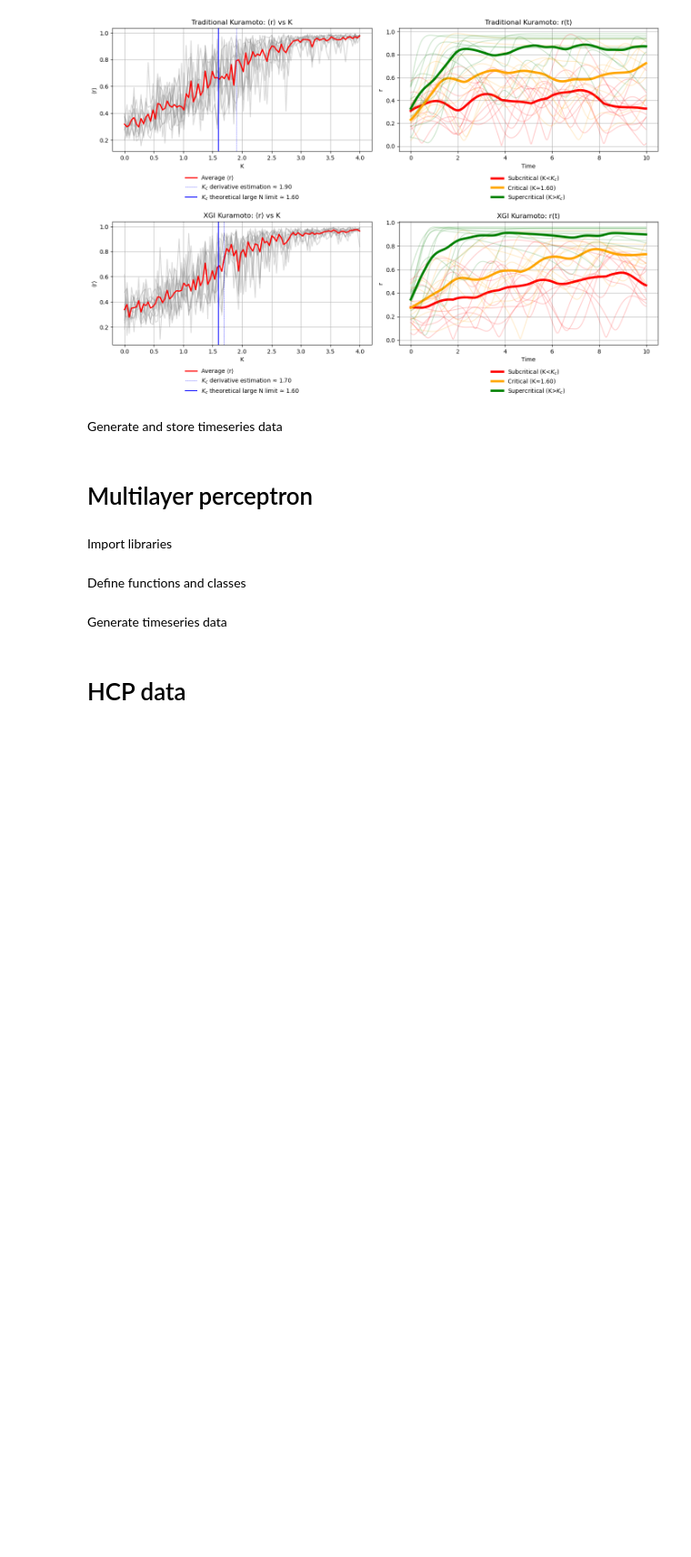
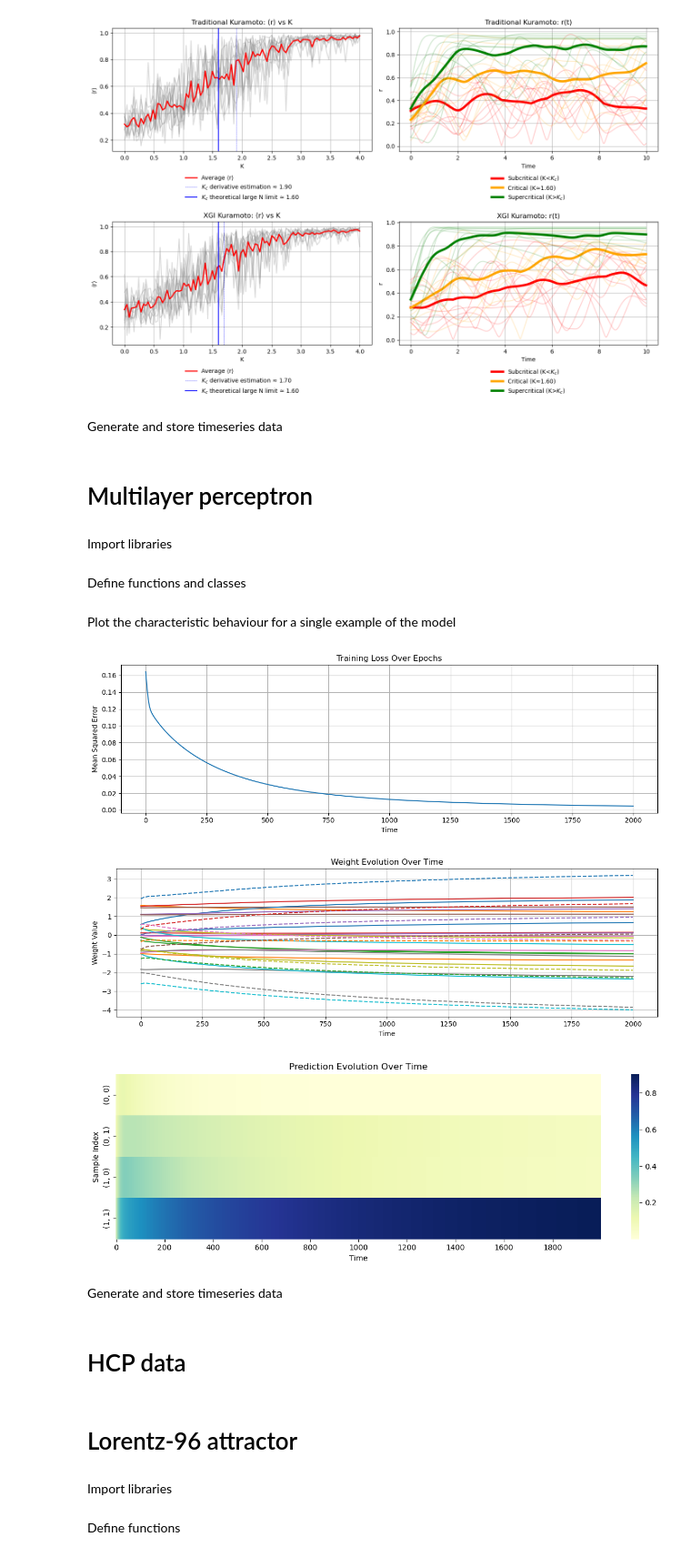
Before and after one commit to cyrilrommens/PhD_2, a Jupyter notebook: Data_preparation.ipynb, the cells around one changed output. Shown at 91% size. Drawn from its saved outputs; the diff is of its cells as text; code cells hidden in the pictures; blank space fills up the shorter version.

```diff
--- a/Data_preparation.ipynb
+++ b/Data_preparation.ipynb
@@ -428,5 +462,25 @@ class MLP:
+# %% [markdown]
+Plot the characteristic behaviour for a single example of the model
+# %%
+# AND gate
+X = np.array([[0, 0], [0, 1], [1, 0], [1, 1]])
+y = np.array([[0], [0], [0], [1]])
+
+# Try 3 neurons, increase to up to 10
+hidden_neurons = 10  # You can change this to 4, 5, ..., 10
+mlp = MLP(input_size=2, hidden_size=hidden_neurons, output_size=1, learning_rate=0.1, epochs=2000)
+mlp.train(X, y)
+
+# Plot loss and weights
+mlp.plot_loss()
+mlp.plot_weight_evolution()
+mlp.plot_prediction_heatmap()
+# %% [output]
+[figure, added]
+[figure, added]
+[figure, added]
 # %% [markdown]
-Generate timeseries data
+Generate and store timeseries data
 # %%
 n_simulations = 3
 
@@ -444,3 +498,7 @@ for i in range(n_simulations):
     df_weights.to_csv(f"Data\\Perceptron_data\\weight_evolution_N{hidden_neurons}_{i}.csv", index=False)  # Optional: export to CSV
 # %% [markdown]
 # HCP data
+# %% [markdown]
+# Lorentz-96 attractor
+# %% [markdown]
+Import libraries
@@ -446,0 +510,2 @@ for i in range(n_simulations):
+# %% [markdown]
+Define functions
```
Also changed, not shown: parts of 19 cells of this notebook, 15 other files.
